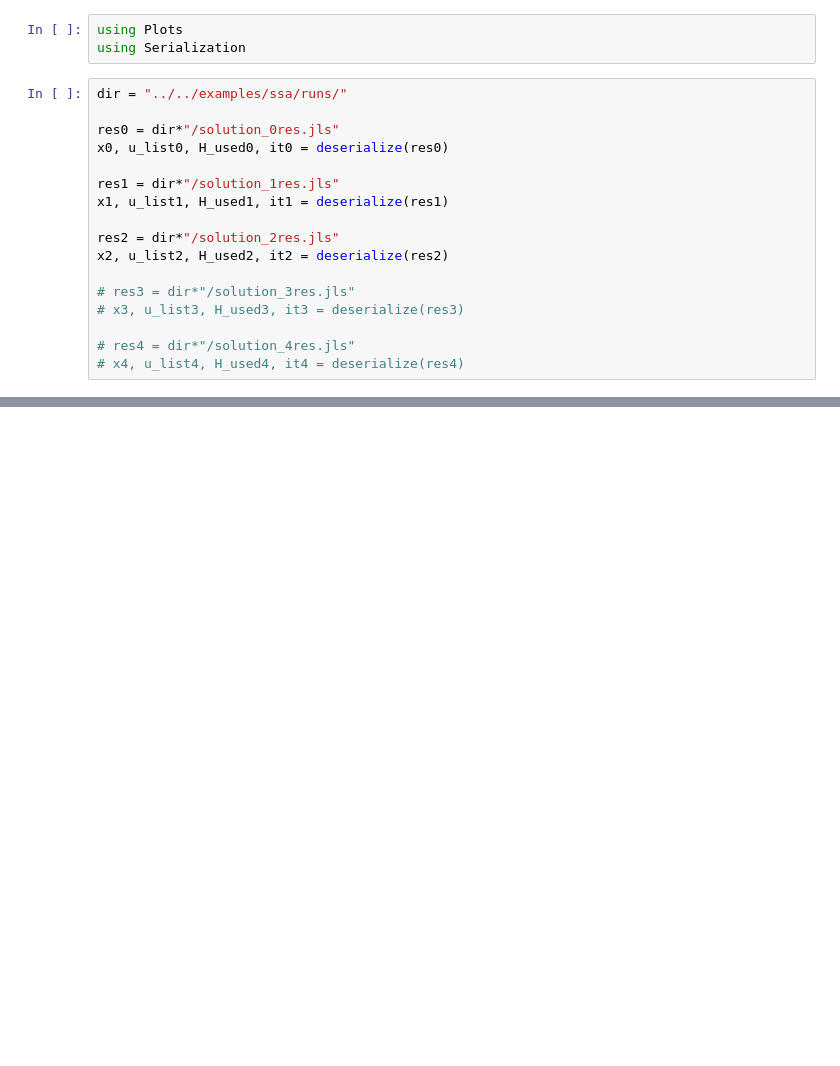
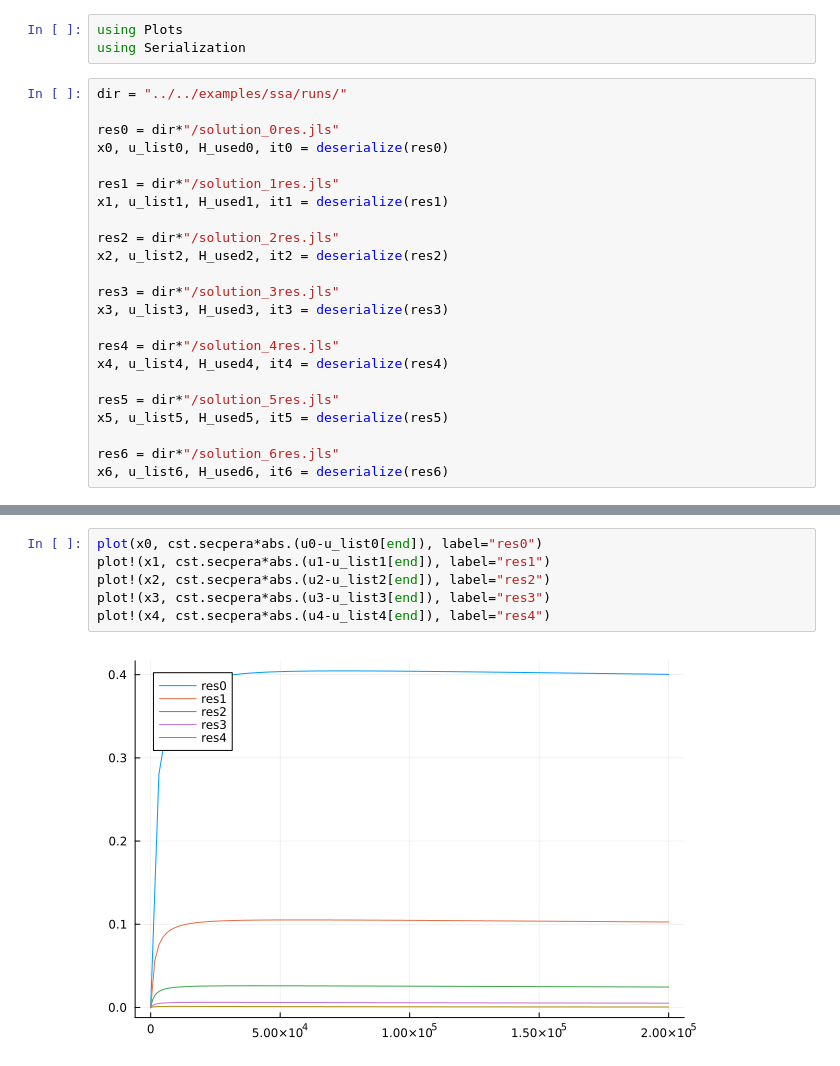
Before and after one commit to ThanasisGiannakopoulos/ice_modelling, a Jupyter notebook: notebooks/ssa/ssa_1d_convergence.ipynb, the cells around one changed output, grey strips where cells are left out. Saved outputs shown, nothing was run; the diff lists cells and outputs as text; blank space fills up the shorter version.

```diff
--- a/notebooks/ssa/ssa_1d_convergence.ipynb
+++ b/notebooks/ssa/ssa_1d_convergence.ipynb
@@ -13,8 +13,14 @@ x1, u_list1, H_used1, it1 = deserialize(res1)
 res2 = dir*"/solution_2res.jls"
 x2, u_list2, H_used2, it2 = deserialize(res2)
 
-# res3 = dir*"/solution_3res.jls"
-# x3, u_list3, H_used3, it3 = deserialize(res3)
+res3 = dir*"/solution_3res.jls"
+x3, u_list3, H_used3, it3 = deserialize(res3)
 
-# res4 = dir*"/solution_4res.jls"
-# x4, u_list4, H_used4, it4 = deserialize(res4)
+res4 = dir*"/solution_4res.jls"
+x4, u_list4, H_used4, it4 = deserialize(res4)
+
+res5 = dir*"/solution_5res.jls"
+x5, u_list5, H_used5, it5 = deserialize(res5)
+
+res6 = dir*"/solution_6res.jls"
+x6, u_list6, H_used6, it6 = deserialize(res6)
@@ -103,0 +161,8 @@ u2_x-u_list2_x
+# %%
+plot(x0, cst.secpera*abs.(u0-u_list0[end]), label="res0")
+plot!(x1, cst.secpera*abs.(u1-u_list1[end]), label="res1")
+plot!(x2, cst.secpera*abs.(u2-u_list2[end]), label="res2")
+plot!(x3, cst.secpera*abs.(u3-u_list3[end]), label="res3")
+plot!(x4, cst.secpera*abs.(u4-u_list4[end]), label="res4")
+# %% [output]
+[figure, added]
```
Also changed, not shown: parts of 12 cells of this notebook, 1 other file.
